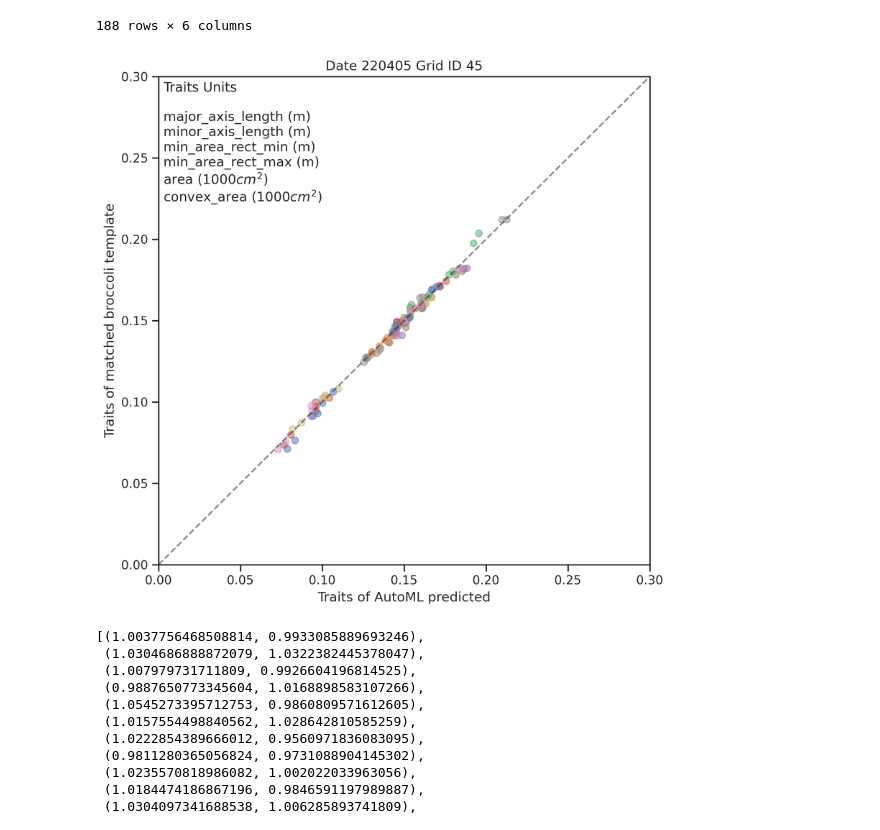
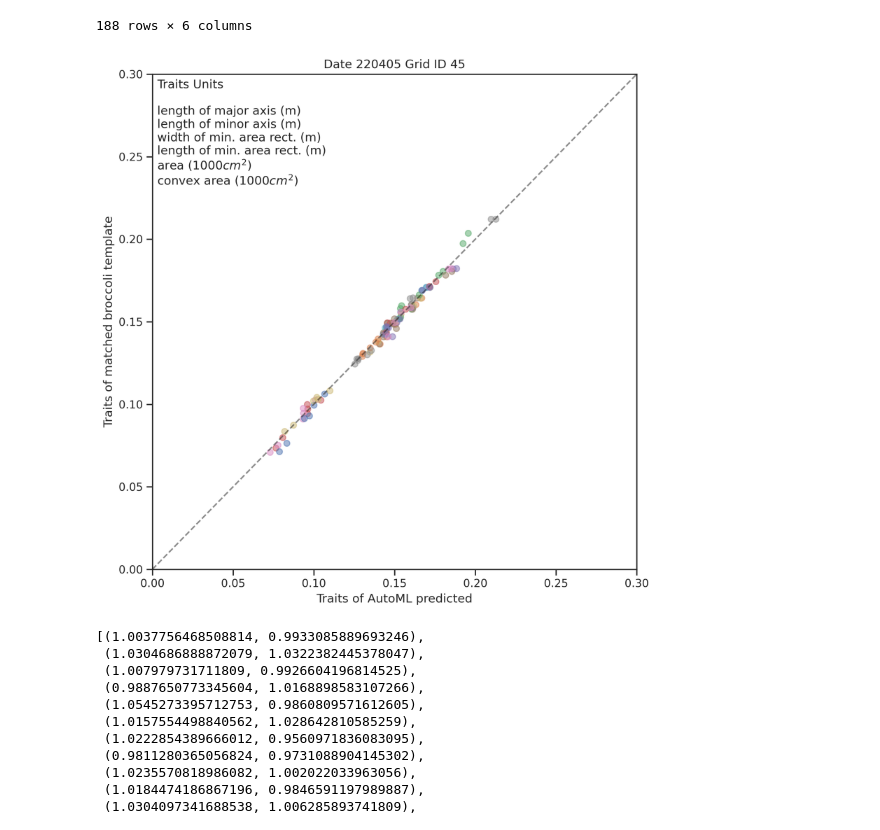
Before and after one commit to UTokyo-FieldPhenomics-Lab/BroccoliHead3D.ipynb, a Jupyter notebook: 21_grid4o3d.ipynb, the cells around one changed output. Saved outputs shown, nothing was run; the diff lists cells and outputs as text; code cells hidden in the pictures.

```diff
--- a/21_grid4o3d.ipynb
+++ b/21_grid4o3d.ipynb
@@ -325,39 +327,41 @@ ax.plot([0, lbmax], [0, lbmax], 'k--', alpha=0.5)
 for row_id, v in predictions.iterrows():
     diff = matching_sort.values - v.values
     # normalize
     diff_norm = np.abs(diff / np.linalg.norm(diff, axis=0))
     diff_sum = diff_norm.sum(axis=1)
 
     min_diff_idx = np.argmin(diff_sum)
 
     pred_v = v.values
     db_v = matching_sort.values[min_diff_idx,:]
 
     plot_ratio = np.array([1, 1, 1, 1, 0.001, 0.001])
     ax.scatter(x=pred_v*plot_ratio, y=db_v*plot_ratio, alpha=0.5)
 
     # [2]'min_rect_width(m)', [3] 'min_rect_length(m)',
     trans.append((pred_v[2]/db_v[2], pred_v[3]/db_v[3]))
     matched_idx.append(min_diff_idx)
 
 ax.set_xlim(0, lbmax)
 ax.set_ylim(0, lbmax)
 
 ax.text(lbmax*0.01, lbmax*0.99,
     'Traits Units \n\n'
-    'major_axis_length (m)\n' +
-    'minor_axis_length (m)\n' +
-    'min_area_rect_min (m)\n' +
-    'min_area_rect_max (m)\n'+
+    'length of major axis (m)\n' +
+    'length of minor axis (m)\n' +
+    'width of min. area rect. (m)\n' +
+    'length of min. area rect. (m)\n'+
     'area ($1000cm^2$)\n' +
-    'convex_area ($1000cm^2$)\n',
+    'convex area ($1000cm^2$)\n',
     va='top')
 ax.set_xlabel('Traits of AutoML predicted')
 ax.set_ylabel('Traits of matched broccoli template')
 ax.set_title(f'Date {date} Grid ID {grid_id}')
+plt.tight_layout()
+plt.savefig(f"out/autoskl_matched_{date}_{grid_id}.svg")
 plt.show()
 # %% [output]
-[figure, old version]
+[figure, new version]
 # %%
 trans
 # %% [output]
```
Also changed, not shown: parts of 14 cells of this notebook, 2 other files.
